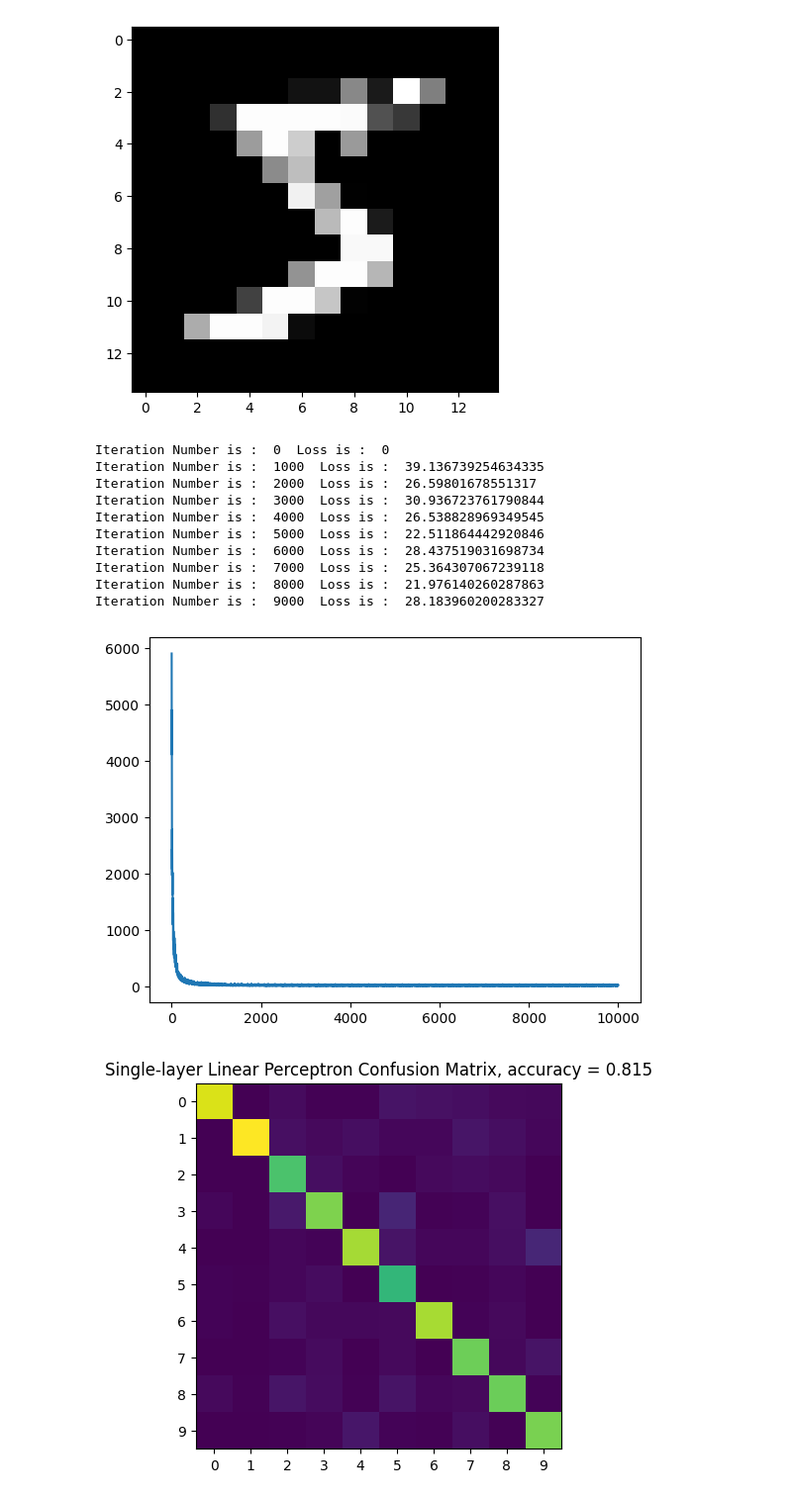
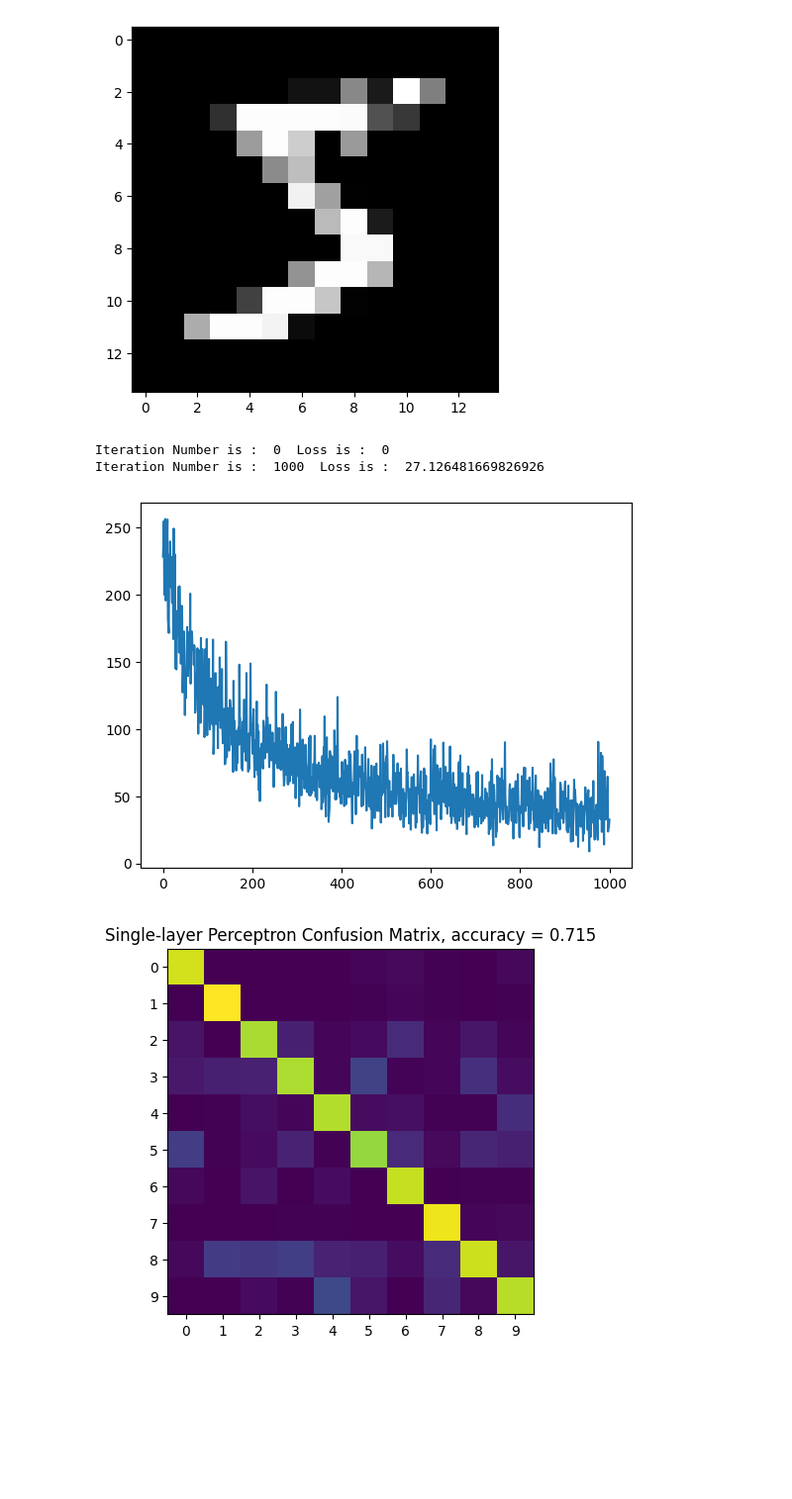
Before and after one commit to mohitydv09/computer_vision, a Jupyter notebook: hw4/cnn.ipynb, the cells around one changed output. Shown at 99% size. Cells and saved outputs as stored; diff of their text form; code cells hidden in the pictures; blank space fills up the shorter version.

```diff
--- a/hw4/cnn.ipynb
+++ b/hw4/cnn.ipynb
@@ -143,19 +214,11 @@ def train_slp_linear(mini_batch_x, mini_batch_y):
 # %%
 if __name__ == '__main__':
-    main_slp_linear()
-    # main_slp()
+    # main_slp_linear()
+    main_slp()
     # main_mlp()
     # main_cnn()
 # %% [output]
 Iteration Number is :  0  Loss is :  0
-Iteration Number is :  1000  Loss is :  39.136739254634335
-Iteration Number is :  2000  Loss is :  26.59801678551317
-Iteration Number is :  3000  Loss is :  30.936723761790844
-Iteration Number is :  4000  Loss is :  26.538828969349545
-Iteration Number is :  5000  Loss is :  22.511864442920846
-Iteration Number is :  6000  Loss is :  28.437519031698734
-Iteration Number is :  7000  Loss is :  25.364307067239118
-Iteration Number is :  8000  Loss is :  21.976140260287863
-Iteration Number is :  9000  Loss is :  28.183960200283327
+Iteration Number is :  1000  Loss is :  27.126481669826926
-[figure, old version]
+[figure, new version]
-[figure, old version]
+[figure, new version]
```
Also changed, not shown: parts of 6 cells of this notebook, 2 other files.
